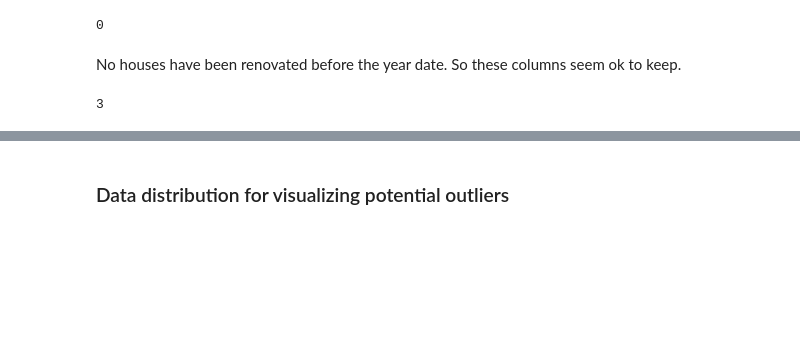
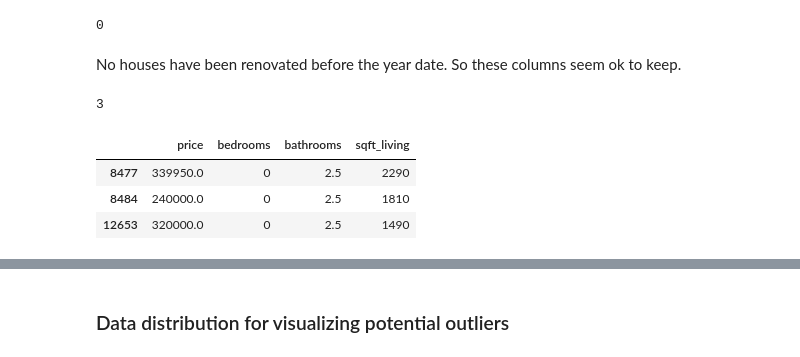
Before and after one commit to axel-achart/apartment-hunter, a Jupyter notebook: notebook.ipynb, the cells around one changed output, grey strips where cells are left out. Drawn from its saved outputs; the diff is of its cells as text; code cells hidden in the pictures; blank space fills up the shorter version.

```diff
--- a/notebook.ipynb
+++ b/notebook.ipynb
@@ -88,9 +93,13 @@ print(len(aberrant))
 # %% [markdown]
 No houses have been renovated before the year date. So these columns seem ok to keep.
 # %%
+# Houses with many more bathrooms than bedrooms
 rooms_outlier = df[(df["bathrooms"] > df["bedrooms"] + 2)]
 print(len(rooms_outlier))
-rooms_outlier.head()
-df = df.drop('id', axis=1)
+rooms_outlier[["price", "bedrooms", "bathrooms", "sqft_living"]]
 # %% [output]
 3
+|  | price | bedrooms | bathrooms | sqft_living |
+| 8477 | 339950.0 | 0 | 2.5 | 2290 |
+| 8484 | 240000.0 | 0 | 2.5 | 1810 |
+| 12653 | 320000.0 | 0 | 2.5 | 1490 |
```
Also changed, not shown: parts of 14 cells of this notebook, 4 other files.
